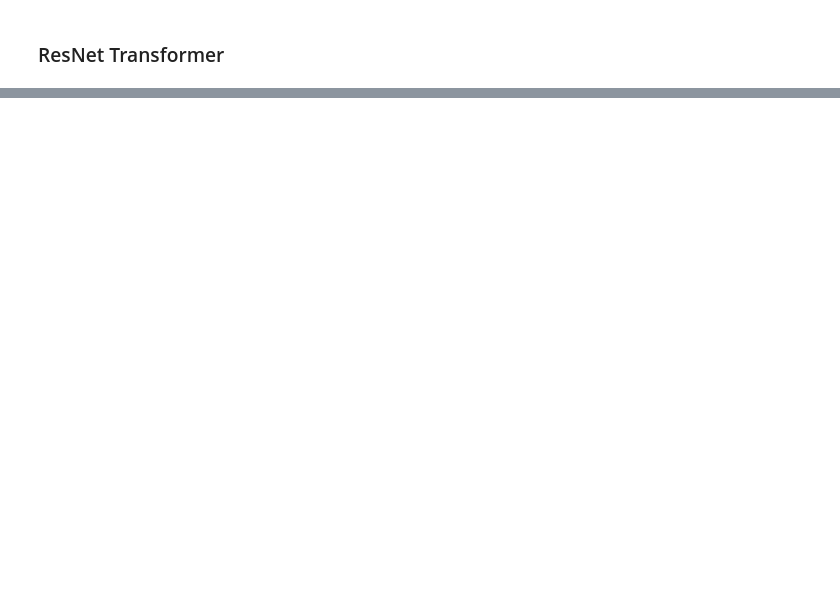
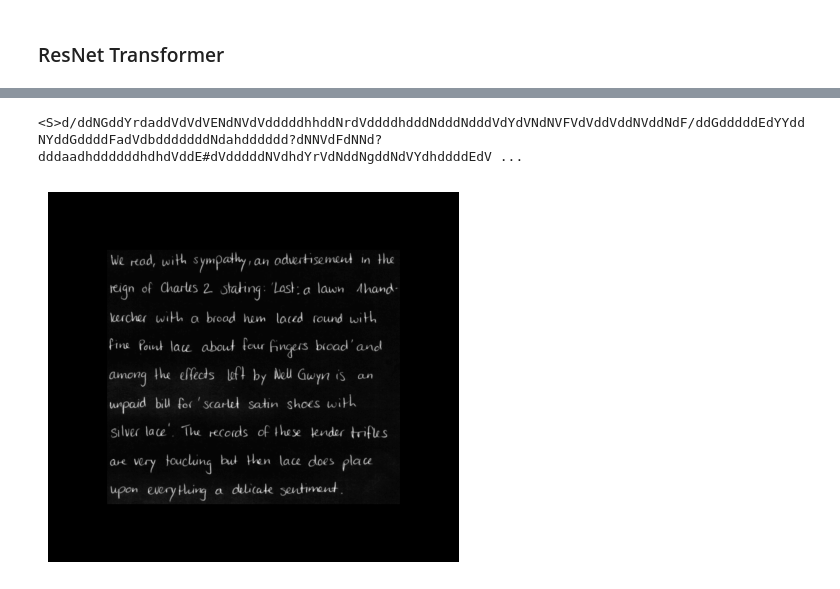
Before and after one commit to niall-turbitt/text-recognizer, a Jupyter notebook: notebooks/04_transformer_iam.ipynb, the cells around one changed output, grey strips where cells are left out. Cells and saved outputs as stored; diff of their text form; code cells hidden in the pictures; blank space fills up the shorter version.

```diff
--- a/notebooks/04_transformer_iam.ipynb
+++ b/notebooks/04_transformer_iam.ipynb
@@ -64,0 +82,8 @@ rnt = text_recognizer.models.ResnetTransformer(data_config=iam_paragraphs.config
+# %%
+# Prediction from untrained model
+print(show(preds.cpu()))
+plt.imshow(x[idx].view(IMAGE_HEIGHT, IMAGE_WIDTH), cmap='Greys_r')
+plt.axis("off");
+# %% [output]
+<S>d/ddNGddYrdaddVdVdVENdNVdVdddddhhddNrdVddddhdddNdddNdddVdYdVNdNVFVdVddVddNVddNdF/ddGdddddEdYYddNYddGddddFadVdbdddddddNdahdddddd?dNNVdFdNNd?dddaadhddddddhdhdVddE#dVdddddNVdhdYrVdNddNgddNdVYdhddddEdV ...
+[figure, added]
```
Also changed, not shown: parts of 10 cells of this notebook, 4 other files.
